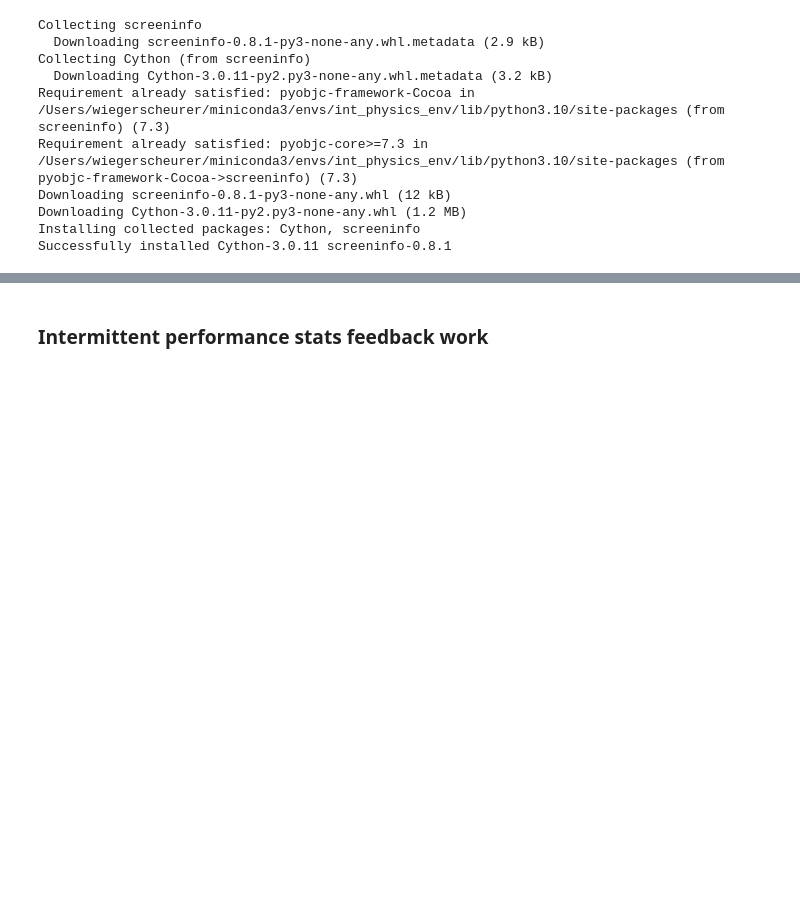
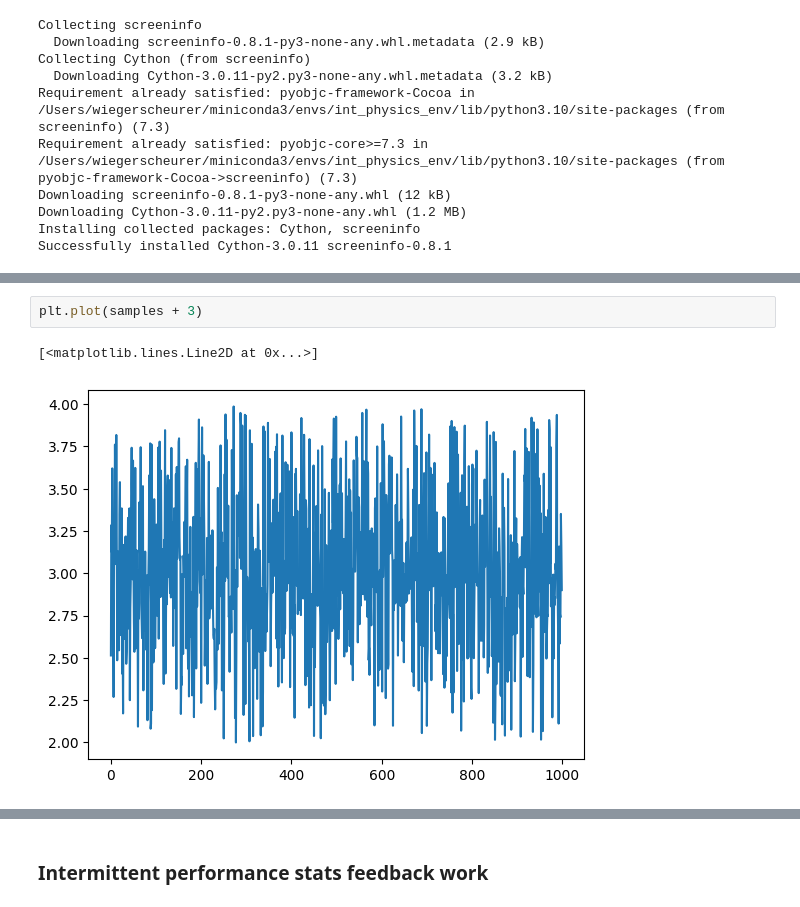
Before and after one commit to WiegerScheurer/physicspred, a Jupyter notebook: Notebooks/intphys_psypy.ipynb, the cells around one changed output, grey strips where cells are left out. Drawn from its saved outputs; the diff is of its cells as text; blank space fills up the shorter version.

```diff
--- a/Notebooks/intphys_psypy.ipynb
+++ b/Notebooks/intphys_psypy.ipynb
@@ -85,0 +163,5 @@ AttributeError: module 'numpy' has no attribute 'shuffle'
+# %%
+plt.plot(samples + 3)
+# %% [output]
+[<matplotlib.lines.Line2D at 0x...>]
+[figure, added]
```
Also changed, not shown: parts of 14 cells of this notebook, 6 other files.
